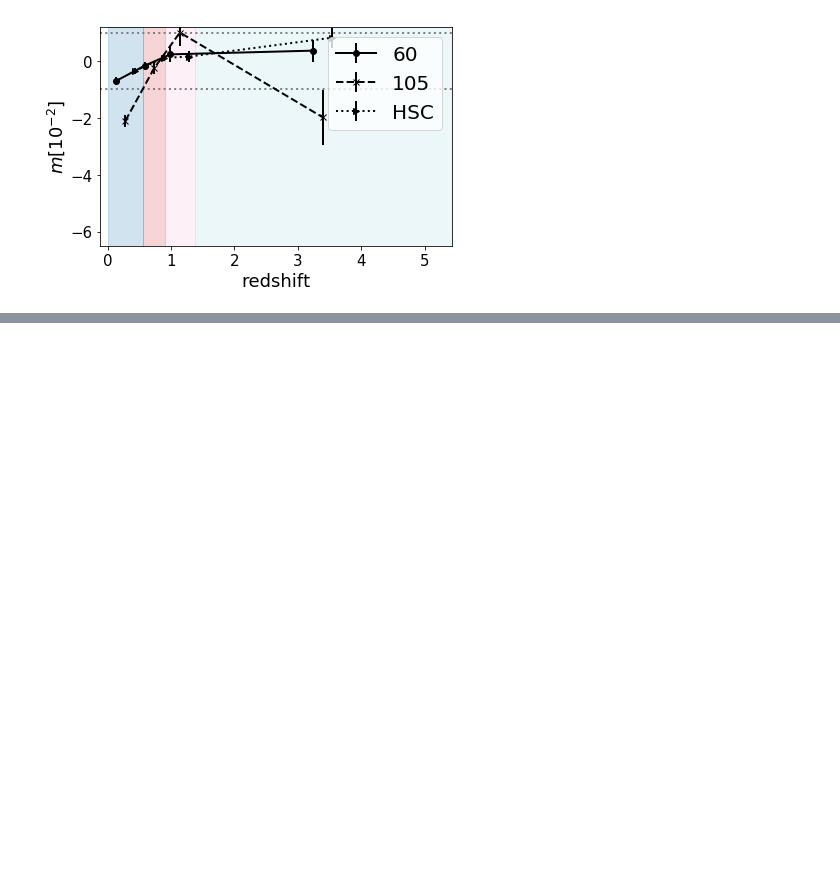
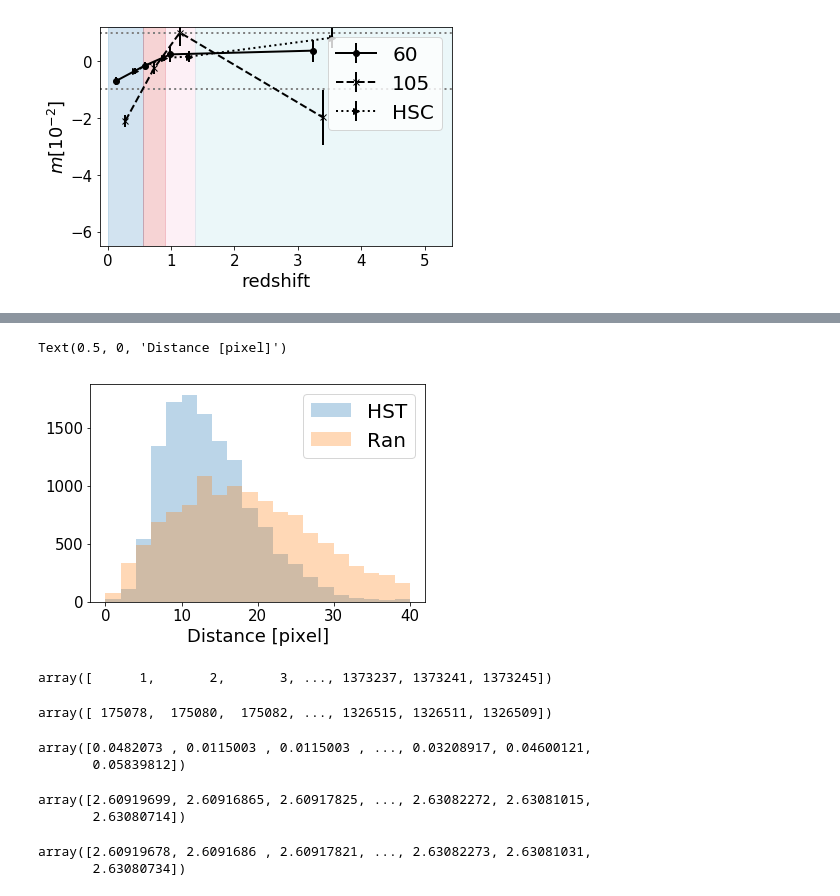
Before and after one commit to mr-superonion/FPFS, a Jupyter notebook: notebook/sim/3_6-cosmoReGauss.ipynb, the cells around one changed output, grey strips where cells are left out. Cells and saved outputs as stored; diff of their text form; code cells hidden in the pictures; blank space fills up the shorter version.

```diff
--- a/notebook/sim/3_6-cosmoReGauss.ipynb
+++ b/notebook/sim/3_6-cosmoReGauss.ipynb
@@ -181,0 +243,8 @@ plt.savefig(os.path.join(pltDir,'%s-%s.pdf' %tuple(Dir.split('/')[:-1])))
+# %%
+plt.hist(dis1[:,1],bins=20,alpha=0.3,range=(0,40),label='HST')
+plt.hist(dis2[:,1],bins=20,alpha=0.3,range=(0,40),label='Ran')
+plt.legend()
+plt.xlabel('Distance [pixel]')
+# %% [output]
+Text(0.5, 0, 'Distance [pixel]')
+[figure, added]
@@ -181,0 +277,24 @@ plt.savefig(os.path.join(pltDir,'%s-%s.pdf' %tuple(Dir.split('/')[:-1])))
+# %%
+msk=disA<0.168*0.4
+cat.matches['i1'][msk]
+# %% [output]
+array([      1,       2,       3, ..., 1373237, 1373241, 1373245])
+# %%
+cat.matches['i2'][msk]
+# %% [output]
+array([ 175078,  175080,  175082, ..., 1326515, 1326511, 1326509])
+# %%
+disA[msk]
+# %% [output]
+array([0.0482073 , 0.0115003 , 0.0115003 , ..., 0.03208917, 0.04600121,
+       0.05839812])
+# %%
+raA[msk]
+# %% [output]
+array([2.60919699, 2.60916865, 2.60917825, ..., 2.63082272, 2.63081015,
+       2.63080714])
+# %%
+raB[msk]
+# %% [output]
+array([2.60919678, 2.6091686 , 2.60917821, ..., 2.63082273, 2.63081031,
+       2.63080734])
```
Also changed, not shown: parts of 11 cells of this notebook, 2 other files.
